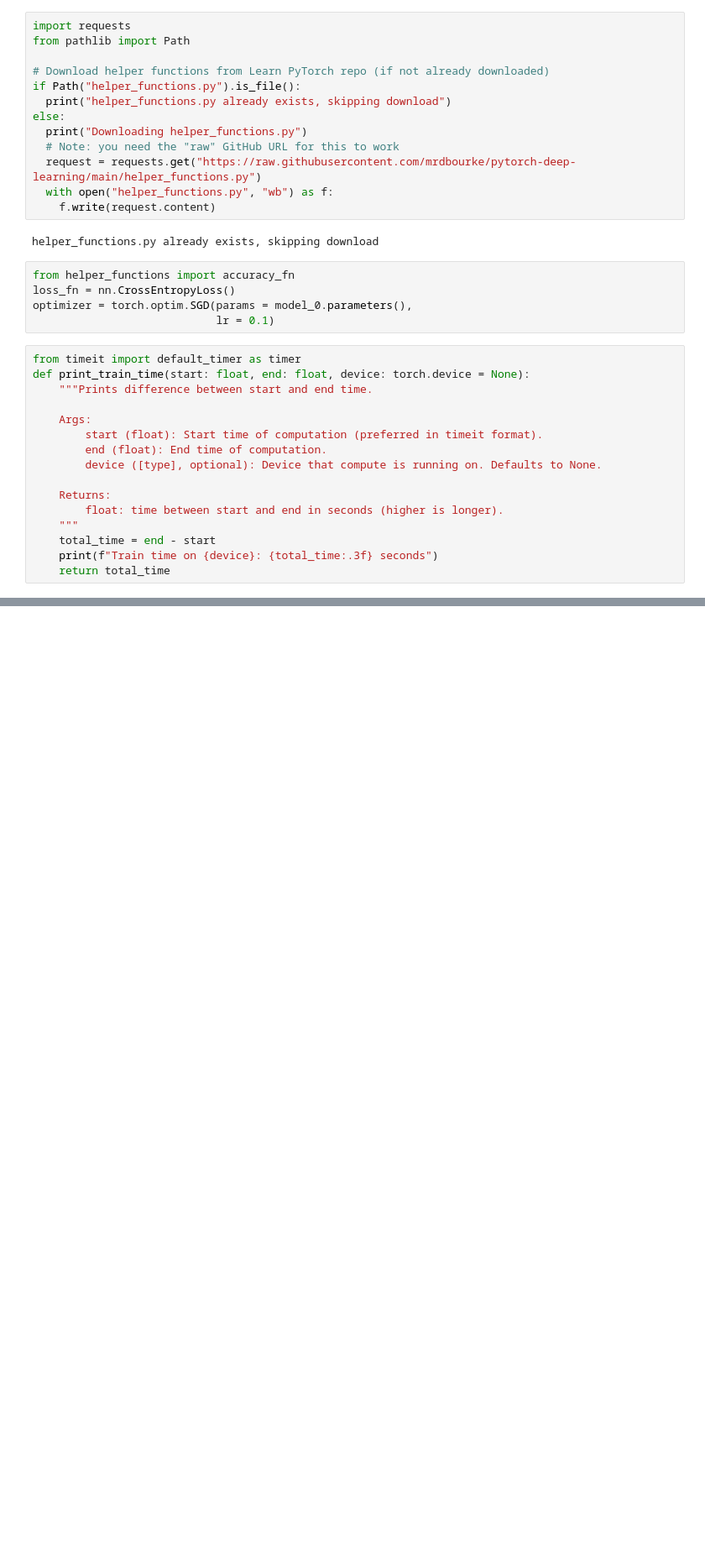
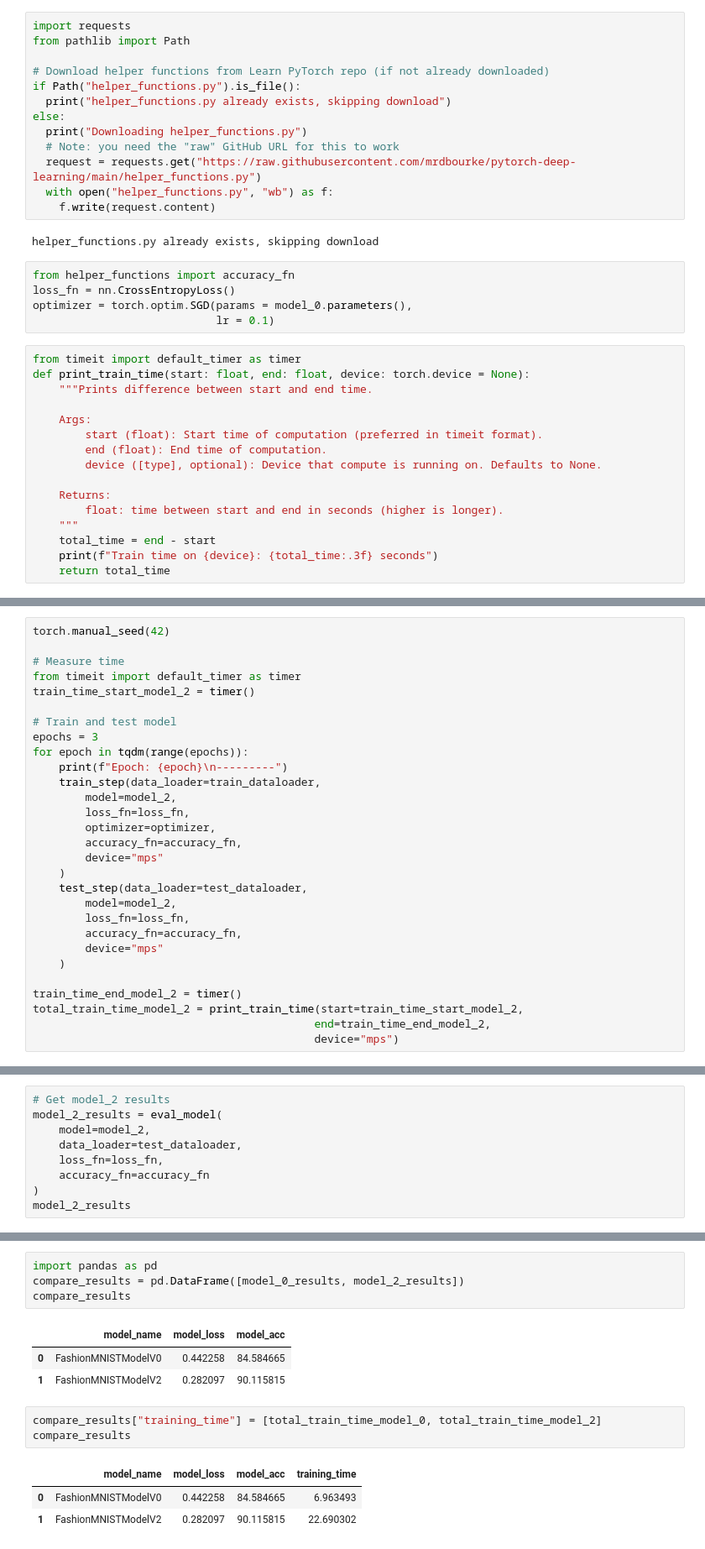
Before and after one commit to yinxinyao111/ML_basics, a Jupyter notebook: ComputerVision.ipynb, the cells around one changed output, grey strips where cells are left out. Shown at 84% size. Drawn from its saved outputs; the diff is of its cells as text; blank space fills up the shorter version.

```diff
--- a/ComputerVision.ipynb
+++ b/ComputerVision.ipynb
@@ -166,0 +450,29 @@ for epoch in tqdm(range(epochs)):
+# %%
+torch.manual_seed(42)
+
+# Measure time
+from timeit import default_timer as timer
+train_time_start_model_2 = timer()
+
+# Train and test model
+epochs = 3
+for epoch in tqdm(range(epochs)):
+    print(f"Epoch: {epoch}\n---------")
+    train_step(data_loader=train_dataloader,
+        model=model_2,
+        loss_fn=loss_fn,
+        optimizer=optimizer,
+        accuracy_fn=accuracy_fn,
+        device="mps"
+    )
+    test_step(data_loader=test_dataloader,
+        model=model_2,
+        loss_fn=loss_fn,
+        accuracy_fn=accuracy_fn,
+        device="mps"
+    )
+
+train_time_end_model_2 = timer()
+total_train_time_model_2 = print_train_time(start=train_time_start_model_2,
+                                           end=train_time_end_model_2,
+                                           device="mps")
@@ -166,0 +496,9 @@ for epoch in tqdm(range(epochs)):
+# %%
+# Get model_2 results
+model_2_results = eval_model(
+    model=model_2,
+    data_loader=test_dataloader,
+    loss_fn=loss_fn,
+    accuracy_fn=accuracy_fn
+)
+model_2_results
@@ -166,0 +518,15 @@ for epoch in tqdm(range(epochs)):
+# %%
+import pandas as pd
+compare_results = pd.DataFrame([model_0_results, model_2_results])
+compare_results
+# %% [output]
+|  | model_name | model_loss | model_acc |
+| 0 | FashionMNISTModelV0 | 0.442258 | 84.584665 |
+| 1 | FashionMNISTModelV2 | 0.282097 | 90.115815 |
+# %%
+compare_results["training_time"] = [total_train_time_model_0, total_train_time_model_2]
+compare_results
+# %% [output]
+|  | model_name | model_loss | model_acc | training_time |
+| 0 | FashionMNISTModelV0 | 0.442258 | 84.584665 | 6.963493 |
+| 1 | FashionMNISTModelV2 | 0.282097 | 90.115815 | 22.690302 |
```
Also changed, not shown: parts of 19 cells of this notebook, 2 other files.
